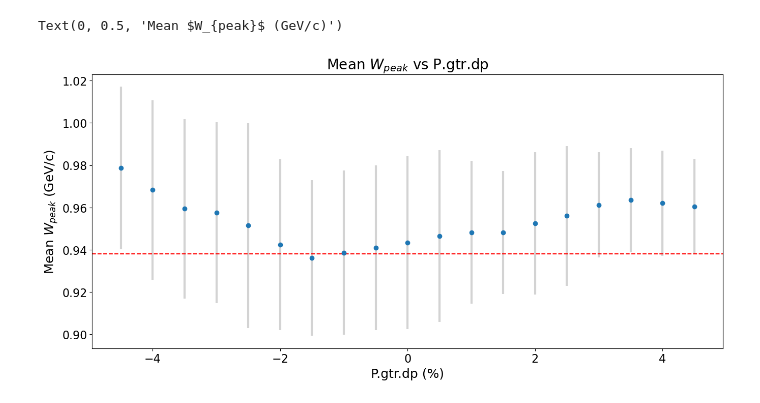
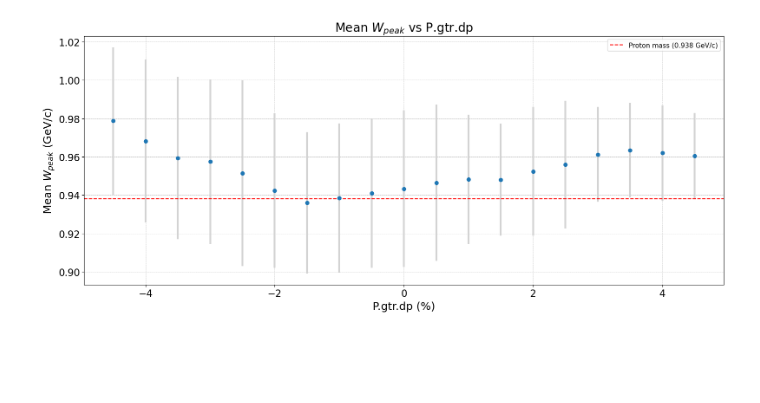
Before and after one commit to jgilguti/r-sidis, a Jupyter notebook: kinematic_offsets/Wpeak_vs_Pdp.ipynb, the cells around one changed output. Cells and saved outputs as stored; diff of their text form; code cells hidden in the pictures; blank space fills up the shorter version.

```diff
--- a/kinematic_offsets/Wpeak_vs_Pdp.ipynb
+++ b/kinematic_offsets/Wpeak_vs_Pdp.ipynb
@@ -1,21 +1,24 @@
 # %%
 import numpy as np
 import pandas as pd
 import matplotlib.pyplot as plt
 
 plt.rcParams['xtick.labelsize'] = 16
 plt.rcParams['ytick.labelsize'] = 16
 
 df = pd.read_csv('Wpeak_vs_Pdp.csv')
 
 fig, ax = plt.subplots(figsize=(16,7))
 
 plt.errorbar(df['Pdp_bin'], df['Wpeak_mean'], yerr=df['Wpeak_stddev'], fmt='o', ecolor='lightgray', elinewidth=3, capsize=0)
-plt.axhline(y=0.938, color='r', linestyle='--', label='Proton Mass (0.938 GeV/c)')
+plt.axhline(y=0.938, color='r', linestyle='--', label='Proton mass (0.938 GeV/c)')
 
 plt.title(r'Mean $W_{peak}$ vs P.gtr.dp', fontsize=20)
 plt.xlabel(r'P.gtr.dp (%)', fontsize=18)
 plt.ylabel(r'Mean $W_{peak}$ (GeV/c)', fontsize=18)
+plt.grid(True, which='both', linestyle='--', linewidth=0.5)
+plt.legend(fontsize=11)
+plt.tight_layout()
+plt.show()
 # %% [output]
-Text(0, 0.5, 'Mean $W_{peak}$ (GeV/c)')
-[figure, old version]
+[figure, new version]
```
Also changed, not shown: 15 other files.
